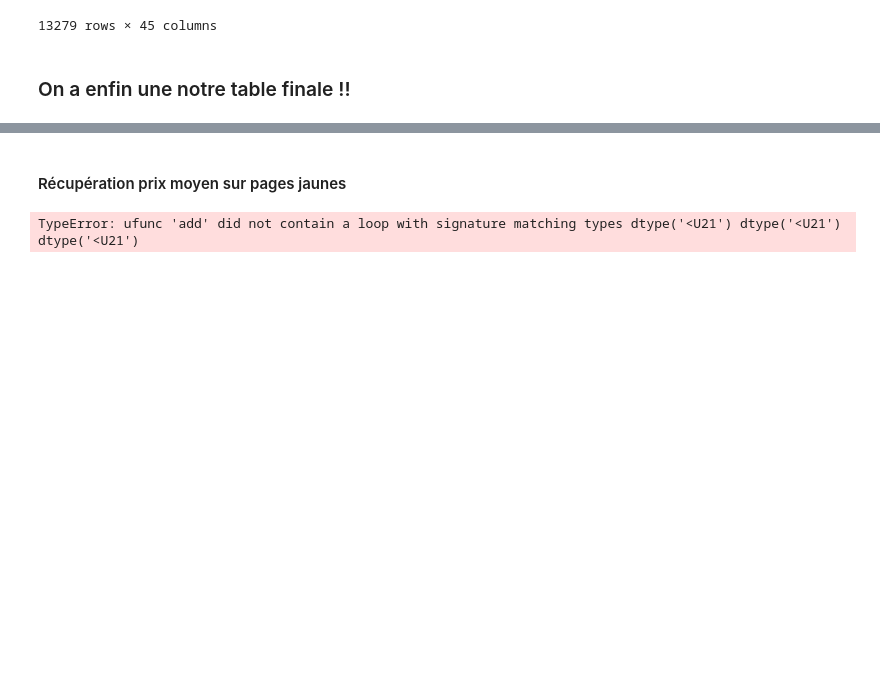
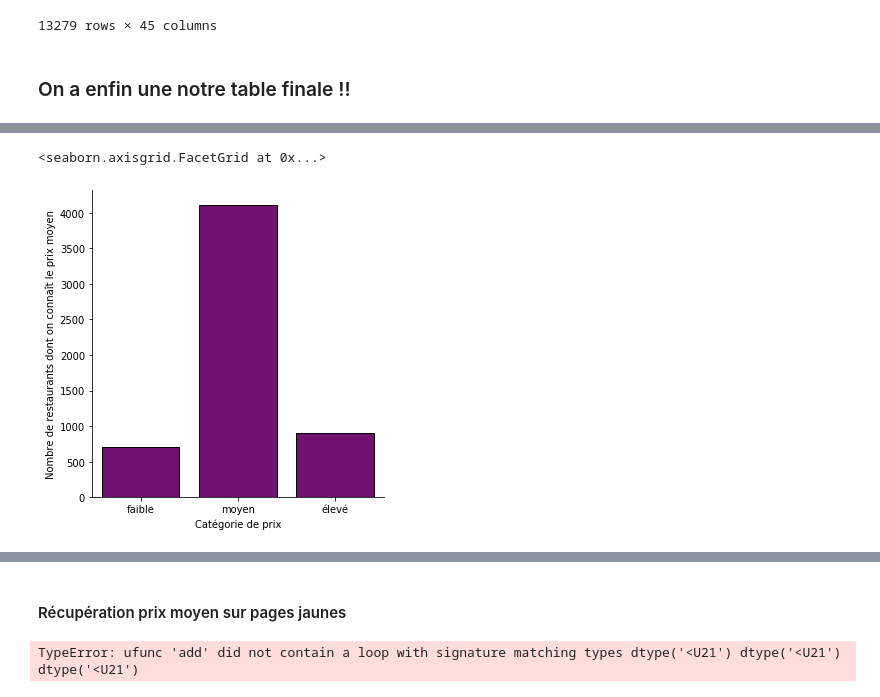
Before and after one commit to victor77420/Mod-lisation-prix-restaurants-parisiens, a Jupyter notebook: Untitled1.ipynb, the cells around one changed output, grey strips where cells are left out. Cells and saved outputs as stored; diff of their text form; code cells hidden in the pictures; blank space fills up the shorter version.

```diff
--- a/Untitled1.ipynb
+++ b/Untitled1.ipynb
@@ -1197,0 +1245,9 @@ Brouillon
+# %%
+parisiens_avec_prix = parisiens[parisiens['Prix moyen'].notna()]
+#On retire tous les restaurants pour lequels on n'a pas de valeur quantitative
+df = parisiens_avec_prix.groupby('Catégorie de prix').aggregate({'name':'count'}).reset_index()
+df = df.rename(columns={'name': 'Nombre de restaurants dont on connaît le prix moyen'})
+sns.catplot(x='Catégorie de prix', y='Nombre de restaurants dont on connaît le prix moyen', edgecolor="black", data=df,kind = "bar", color = "purple")
+# %% [output]
+<seaborn.axisgrid.FacetGrid at 0x...>
+[figure, added]
```
Also changed, not shown: parts of 40 cells of this notebook.
